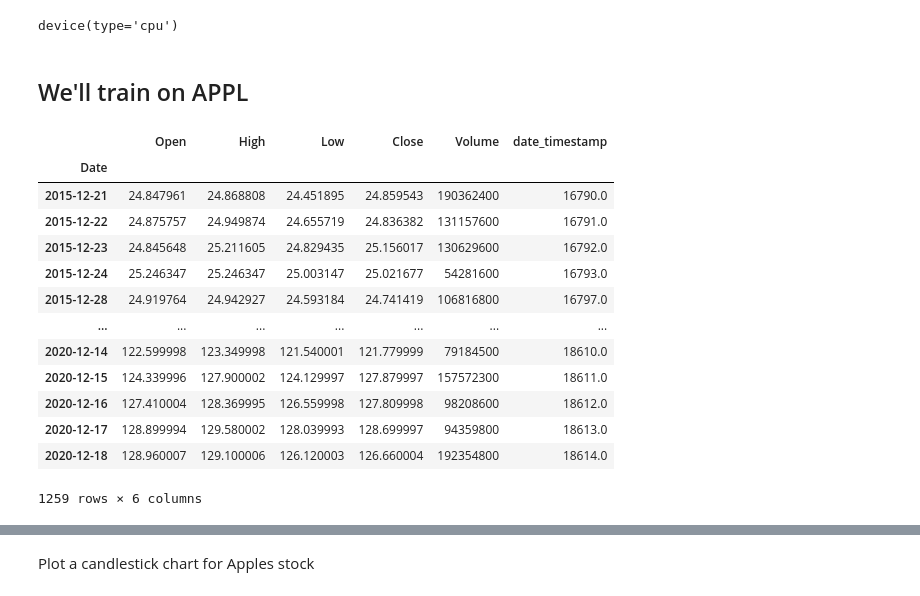
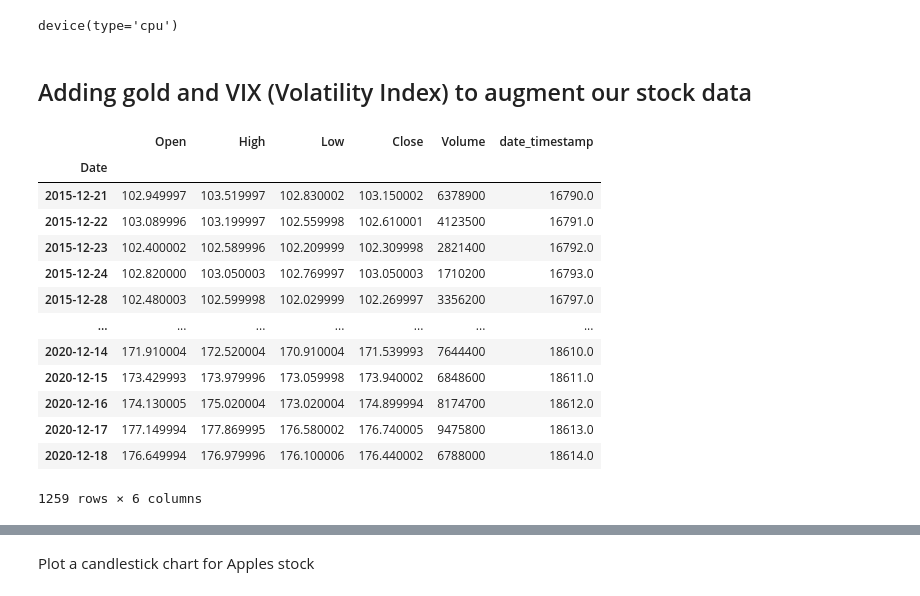
Before and after one commit to eytanohana/LSTM-for-stock-price-prediction, a Jupyter notebook: LSTM_Price_predictions.ipynb, the cells around one changed output, grey strips where cells are left out. Cells and saved outputs as stored; diff of their text form; code cells hidden in the pictures.

Commit message:
add vix/gold data to apple

```diff
--- a/LSTM_Price_predictions.ipynb
+++ b/LSTM_Price_predictions.ipynb
@@ -34,28 +48,28 @@ device
 # drive.mount('/content/drive')
 # %% [output]
 device(type='cpu')
-# %% [markdown]
-## We'll train on APPL
+# %% [markdown]
+## Adding gold and VIX (Volatility Index) to augment our stock data
 # %%
 prev_5_years = (datetime.today() - timedelta(days=1825)).strftime('%Y-%m-%d')
 today = datetime.today().strftime('%Y-%m-%d')
 
-apple = yf.Ticker('AAPL')
-apple_data = apple.history(start=prev_5_years, end=today, auto_adjust=True, actions=False)
-apple_data['date_timestamp'] = dates.date2num(apple_data.index)
-apple_data
+gold_etf = yf.Ticker('GLD')
+gold_etf_data = gold_etf.history(start=prev_5_years, end=today, auto_adjust=True, actions=False)
+gold_etf_data['date_timestamp'] = dates.date2num(gold_etf_data.index)
+gold_etf_data
 # %% [output]
 |  | Open | High | Low | Close | Volume | date_timestamp |
 | Date |  |  |  |  |  |  |
-| 2015-12-21 | 24.847961 | 24.868808 | 24.451895 | 24.859543 | 190362400 | 16790.0 |
-| 2015-12-22 | 24.875757 | 24.949874 | 24.655719 | 24.836382 | 131157600 | 16791.0 |
-| 2015-12-23 | 24.845648 | 25.211605 | 24.829435 | 25.156017 | 130629600 | 16792.0 |
-| 2015-12-24 | 25.246347 | 25.246347 | 25.003147 | 25.021677 | 54281600 | 16793.0 |
-| 2015-12-28 | 24.919764 | 24.942927 | 24.593184 | 24.741419 | 106816800 | 16797.0 |
+| 2015-12-21 | 102.949997 | 103.519997 | 102.830002 | 103.150002 | 6378900 | 16790.0 |
+| 2015-12-22 | 103.089996 | 103.199997 | 102.559998 | 102.610001 | 4123500 | 16791.0 |
+| 2015-12-23 | 102.400002 | 102.589996 | 102.209999 | 102.309998 | 2821400 | 16792.0 |
+| 2015-12-24 | 102.820000 | 103.050003 | 102.769997 | 103.050003 | 1710200 | 16793.0 |
+| 2015-12-28 | 102.480003 | 102.599998 | 102.029999 | 102.269997 | 3356200 | 16797.0 |
 | ... | ... | ... | ... | ... | ... | ... |
-| 2020-12-14 | 122.599998 | 123.349998 | 121.540001 | 121.779999 | 79184500 | 18610.0 |
-| 2020-12-15 | 124.339996 | 127.900002 | 124.129997 | 127.879997 | 157572300 | 18611.0 |
-| 2020-12-16 | 127.410004 | 128.369995 | 126.559998 | 127.809998 | 98208600 | 18612.0 |
-| 2020-12-17 | 128.899994 | 129.580002 | 128.039993 | 128.699997 | 94359800 | 18613.0 |
-| 2020-12-18 | 128.960007 | 129.100006 | 126.120003 | 126.660004 | 192354800 | 18614.0 |
+| 2020-12-14 | 171.910004 | 172.520004 | 170.910004 | 171.539993 | 7644400 | 18610.0 |
+| 2020-12-15 | 173.429993 | 173.979996 | 173.059998 | 173.940002 | 6848600 | 18611.0 |
+| 2020-12-16 | 174.130005 | 175.020004 | 173.020004 | 174.899994 | 8174700 | 18612.0 |
+| 2020-12-17 | 177.149994 | 177.869995 | 176.580002 | 176.740005 | 9475800 | 18613.0 |
+| 2020-12-18 | 176.649994 | 176.979996 | 176.100006 | 176.440002 | 6788000 | 18614.0 |
 1259 rows × 6 columns
```
Also changed, not shown: parts of 5 cells of this notebook.
